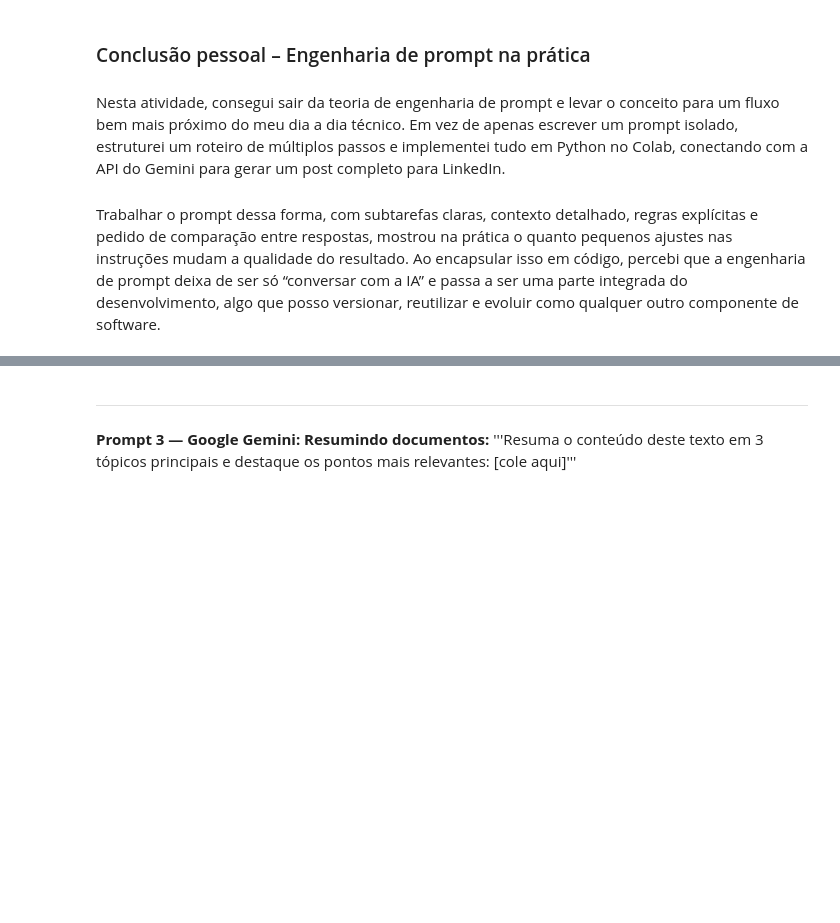
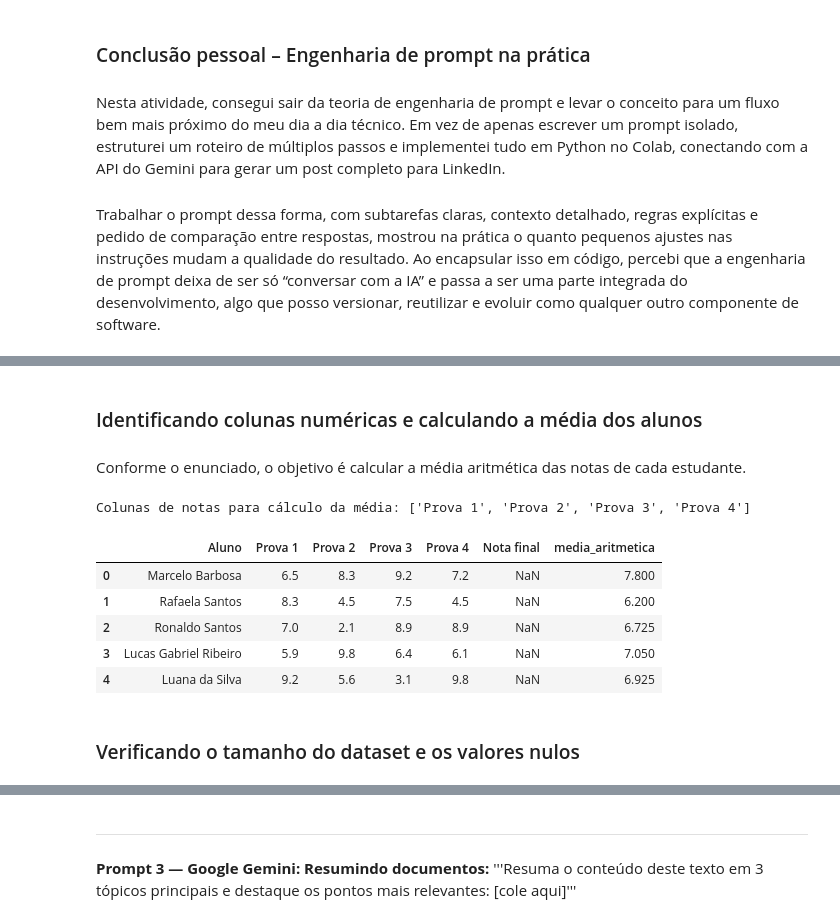
Before and after one commit to lucasyudy/imersao-digital-2026-santander, a Jupyter notebook: semana-1/colab/atividades_semana_1.ipynb, the cells around one changed output, grey strips where cells are left out. Drawn from its saved outputs; the diff is of its cells as text; code cells hidden in the pictures; blank space fills up the shorter version.

```diff
--- a/semana-1/colab/atividades_semana_1.ipynb
+++ b/semana-1/colab/atividades_semana_1.ipynb
@@ -1078,0 +1130,21 @@ posso versionar, reutilizar e evoluir como qualquer outro componente de software
+# %% [markdown]
+### Identificando colunas numéricas e calculando a média dos alunos
+#
+Conforme o enunciado, o objetivo é calcular a média aritmética das notas de cada estudante.
+# %%
+colunas_notas = ['Prova 1', 'Prova 2', 'Prova 3', 'Prova 4'] # Identificando explicitamente as colunas de notas
+print("Colunas de notas para cálculo da média:", colunas_notas)
+
+df["media_aritmetica"] = df[colunas_notas].mean(axis=1)
+
+display(df.head())
+# %% [output]
+Colunas de notas para cálculo da média: ['Prova 1', 'Prova 2', 'Prova 3', 'Prova 4']
+|  | Aluno | Prova 1 | Prova 2 | Prova 3 | Prova 4 | Nota final | media_aritmetica |
+| 0 | Marcelo Barbosa | 6.5 | 8.3 | 9.2 | 7.2 | NaN | 7.800 |
+| 1 | Rafaela Santos | 8.3 | 4.5 | 7.5 | 4.5 | NaN | 6.200 |
+| 2 | Ronaldo Santos | 7.0 | 2.1 | 8.9 | 8.9 | NaN | 6.725 |
+| 3 | Lucas Gabriel Ribeiro | 5.9 | 9.8 | 6.4 | 6.1 | NaN | 7.050 |
+| 4 | Luana da Silva | 9.2 | 5.6 | 3.1 | 9.8 | NaN | 6.925 |
+# %% [markdown]
+### Verificando o tamanho do dataset e os valores nulos
```
Also changed, not shown: parts of 24 cells of this notebook.
